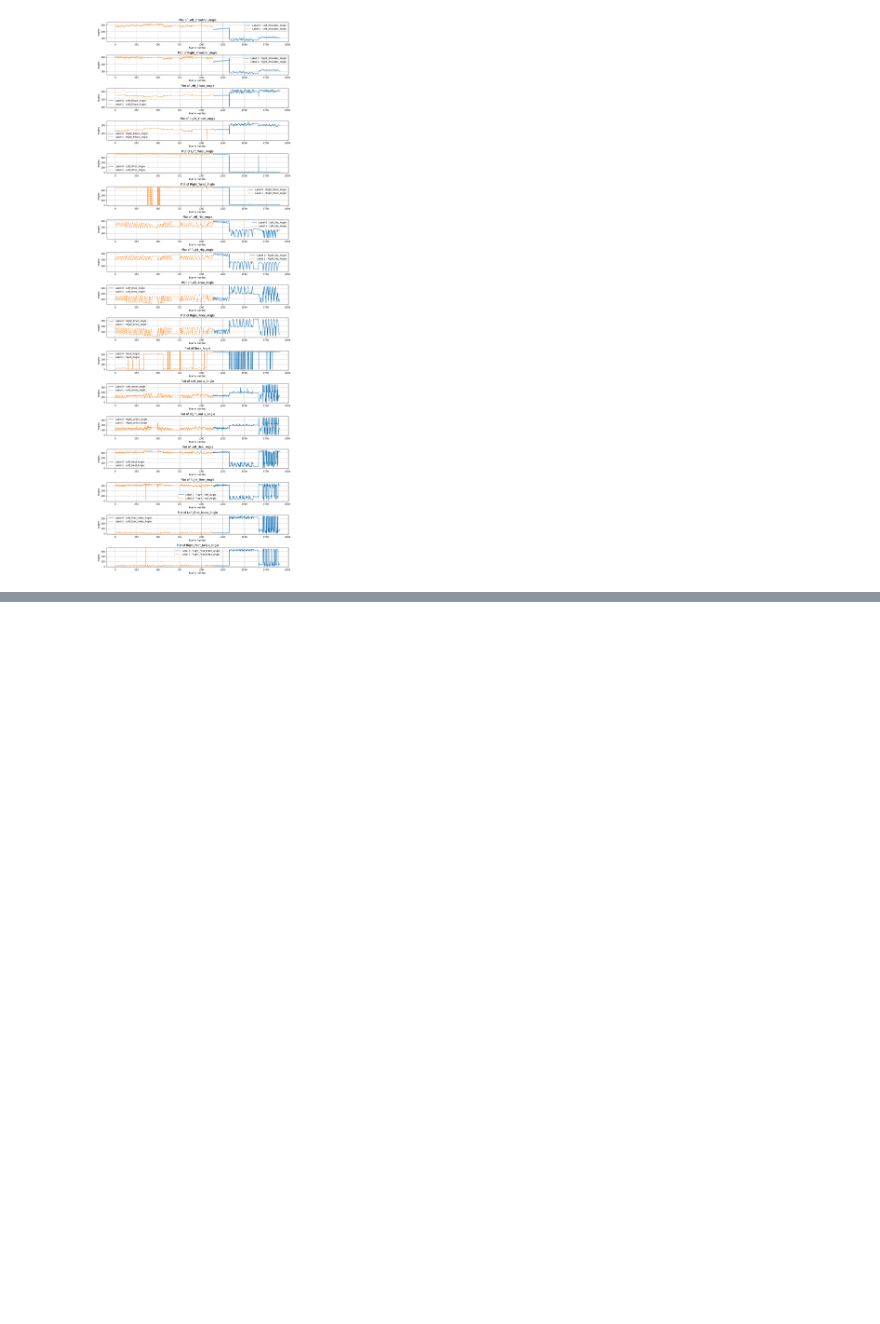
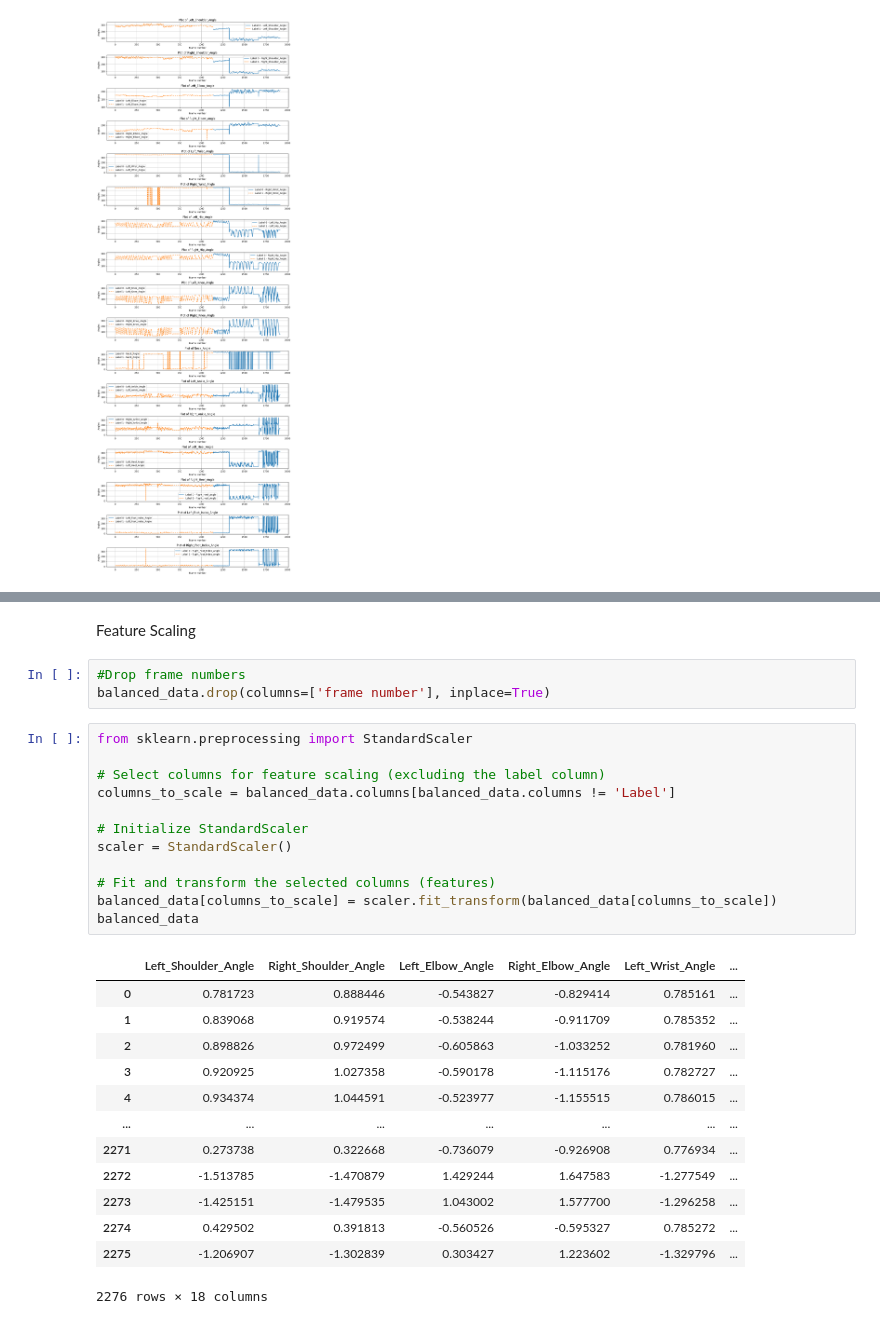
Before and after one commit to SanukaJayasinghe/DSGP-Group28, a Jupyter notebook: Mountain_Climbing_DEMINI_GIT/Data Processing for Mount.ipynb, the cells around one changed output, grey strips where cells are left out. Drawn from its saved outputs; the diff is of its cells as text; blank space fills up the shorter version.

```diff
--- a/Mountain_Climbing_DEMINI_GIT/Data Processing for Mount.ipynb
+++ b/Mountain_Climbing_DEMINI_GIT/Data Processing for Mount.ipynb
@@ -428,0 +682,31 @@ plt.show()
+# %% [markdown]
+Feature Scaling
+# %%
+#Drop frame numbers
+balanced_data.drop(columns=['frame number'], inplace=True)
+# %%
+from sklearn.preprocessing import StandardScaler
+
+# Select columns for feature scaling (excluding the label column)
+columns_to_scale = balanced_data.columns[balanced_data.columns != 'Label']
+
+# Initialize StandardScaler
+scaler = StandardScaler()
+
+# Fit and transform the selected columns (features)
+balanced_data[columns_to_scale] = scaler.fit_transform(balanced_data[columns_to_scale])
+balanced_data
+# %% [output]
+|  | Left_Shoulder_Angle | Right_Shoulder_Angle | Left_Elbow_Angle | Right_Elbow_Angle | Left_Wrist_Angle | ... |
+| 0 | 0.781723 | 0.888446 | -0.543827 | -0.829414 | 0.785161 | ... |
+| 1 | 0.839068 | 0.919574 | -0.538244 | -0.911709 | 0.785352 | ... |
+| 2 | 0.898826 | 0.972499 | -0.605863 | -1.033252 | 0.781960 | ... |
+| 3 | 0.920925 | 1.027358 | -0.590178 | -1.115176 | 0.782727 | ... |
+| 4 | 0.934374 | 1.044591 | -0.523977 | -1.155515 | 0.786015 | ... |
+| ... | ... | ... | ... | ... | ... | ... |
+| 2271 | 0.273738 | 0.322668 | -0.736079 | -0.926908 | 0.776934 | ... |
+| 2272 | -1.513785 | -1.470879 | 1.429244 | 1.647583 | -1.277549 | ... |
+| 2273 | -1.425151 | -1.479535 | 1.043002 | 1.577700 | -1.296258 | ... |
+| 2274 | 0.429502 | 0.391813 | -0.560526 | -0.595327 | 0.785272 | ... |
+| 2275 | -1.206907 | -1.302839 | 0.303427 | 1.223602 | -1.329796 | ... |
+2276 rows × 18 columns
```
Also changed, not shown: parts of 18 cells of this notebook, 6 other files.
